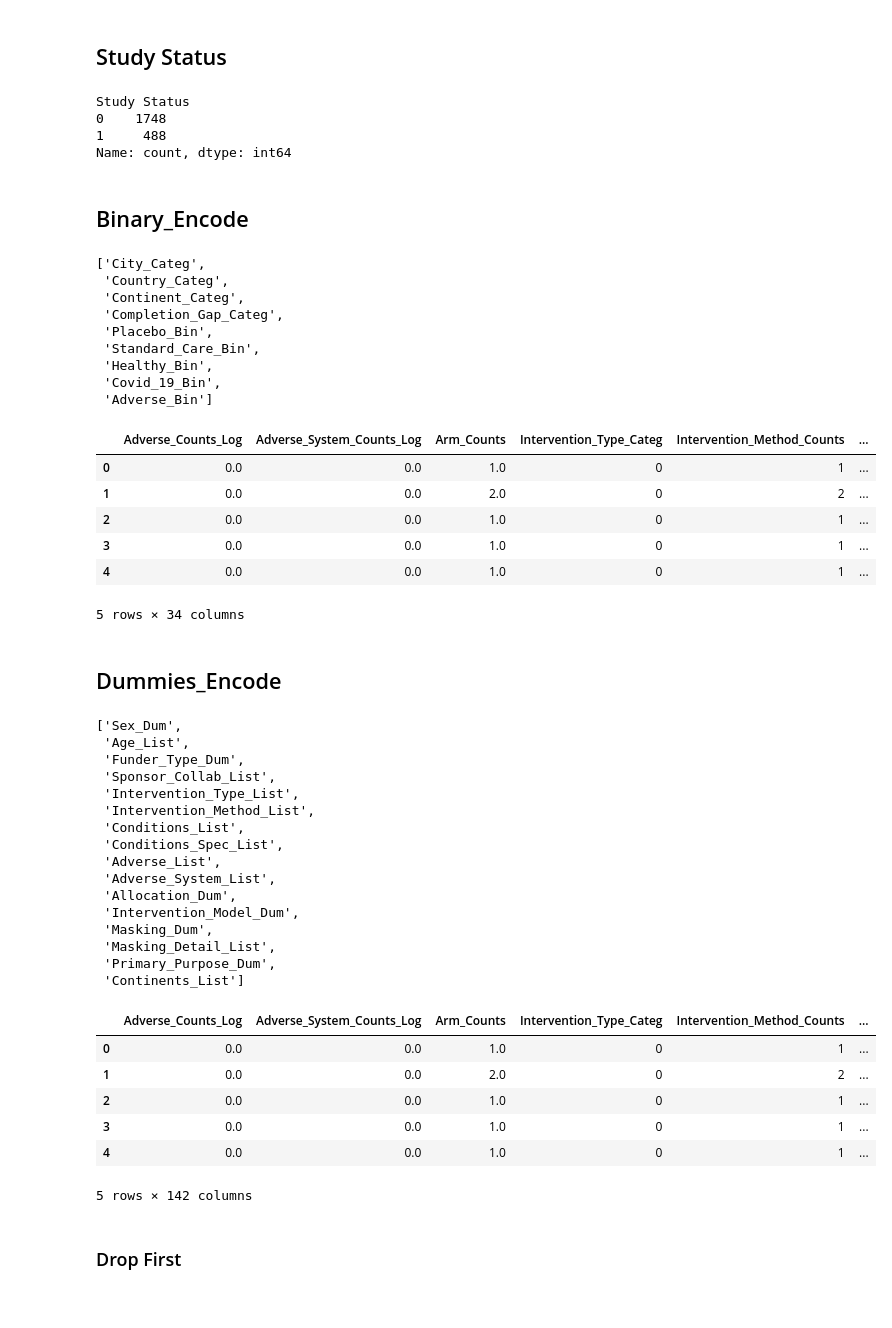
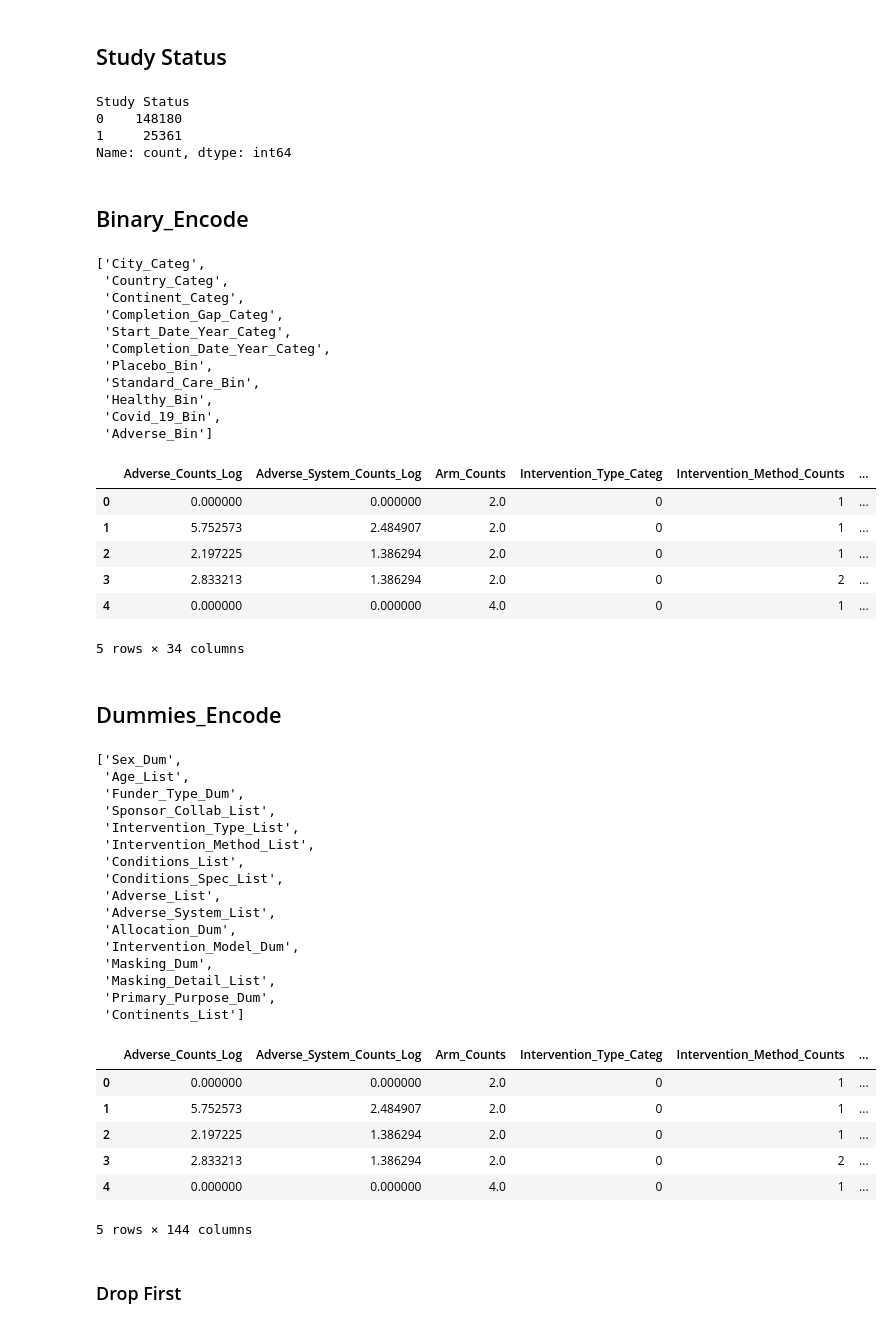
Before and after one commit to AndreouEugenia/Thesis, a Jupyter notebook: Thesis_Dummies.ipynb, the cells around one changed output. Saved outputs shown, nothing was run; the diff lists cells and outputs as text; code cells hidden in the pictures.

```diff
--- a/Thesis_Dummies.ipynb
+++ b/Thesis_Dummies.ipynb
@@ -18,13 +18,13 @@ from sklearn.preprocessing import OrdinalEncoder
 # %% [markdown]
 # Load Data
 # %%
-df0 = pd.read_pickle(r"C:\Users\Eugenia\OneDrive\Documents\THESIS\df0_vizual.pkl")
-df1 = pd.read_pickle(r"C:\Users\Eugenia\OneDrive\Documents\THESIS\df1_vizual.pkl")
-df2 = pd.read_pickle(r"C:\Users\Eugenia\OneDrive\Documents\THESIS\df2_vizual.pkl")
-df3 = pd.read_pickle(r"C:\Users\Eugenia\OneDrive\Documents\THESIS\df3_vizual.pkl")
-df4 = pd.read_pickle(r"C:\Users\Eugenia\OneDrive\Documents\THESIS\df4_vizual.pkl")
-df5 = pd.read_pickle(r"C:\Users\Eugenia\OneDrive\Documents\THESIS\df5_vizual.pkl")
-df = pd.read_pickle(r"C:\Users\Eugenia\OneDrive\Documents\THESIS\df_vizual.pkl")
+df0 = pd.read_pickle(r".\df_vizual\df0_vizual.pkl")
+df1 = pd.read_pickle(r".\df_vizual\df1_vizual.pkl")
+df2 = pd.read_pickle(r".\df_vizual\df2_vizual.pkl")
+df3 = pd.read_pickle(r".\df_vizual\df3_vizual.pkl")
+df4 = pd.read_pickle(r".\df_vizual\df4_vizual.pkl")
+df5 = pd.read_pickle(r".\df_vizual\df5_vizual.pkl")
+df = pd.read_pickle(r".\df_vizual\df_vizual.pkl")
 # %%
 dfis = [df0, df1, df2, df3, df4, df5, df]
 iss = [0, 1, 2, 3, 4, 5, '']
@@ -61,8 +61,8 @@ df5 = fun_y_enc(df5)
 df0['Study Status'].value_counts()
 # %% [output]
 Study Status
-0    1748
-1     488
+0    148180
+1     25361
 Name: count, dtype: int64
 # %% [markdown]
 ## Binary_Encode
@@ -100,17 +100,19 @@ display(df0.head())
  'Country_Categ',
  'Continent_Categ',
  'Completion_Gap_Categ',
+ 'Start_Date_Year_Categ',
+ 'Completion_Date_Year_Categ',
  'Placebo_Bin',
  'Standard_Care_Bin',
  'Healthy_Bin',
  'Covid_19_Bin',
  'Adverse_Bin']
 |  | Adverse_Counts_Log | Adverse_System_Counts_Log | Arm_Counts | Intervention_Type_Categ | Intervention_Method_Counts | ... |
-| 0 | 0.0 | 0.0 | 1.0 | 0 | 1 | ... |
-| 1 | 0.0 | 0.0 | 2.0 | 0 | 2 | ... |
-| 2 | 0.0 | 0.0 | 1.0 | 0 | 1 | ... |
-| 3 | 0.0 | 0.0 | 1.0 | 0 | 1 | ... |
-| 4 | 0.0 | 0.0 | 1.0 | 0 | 1 | ... |
+| 0 | 0.000000 | 0.000000 | 2.0 | 0 | 1 | ... |
+| 1 | 5.752573 | 2.484907 | 2.0 | 0 | 1 | ... |
+| 2 | 2.197225 | 1.386294 | 2.0 | 0 | 1 | ... |
+| 3 | 2.833213 | 1.386294 | 2.0 | 0 | 2 | ... |
+| 4 | 0.000000 | 0.000000 | 4.0 | 0 | 1 | ... |
 5 rows × 34 columns
 # %% [markdown]
 ## Dummies_Encode
@@ -141,40 +143,40 @@ def fun_dum_cols(dfis):
 
 dum_cols = fun_dum_cols(dfis)
 display(dum_cols[0])
 
 # Apply
 df0 = fun_dum_enc(df0, dum_cols[0]) # * loop so not ro run function into function
 df1 = fun_dum_enc(df1, dum_cols[1])
 df2 = fun_dum_enc(df2, dum_cols[2])
 df3 = fun_dum_enc(df3, dum_cols[3])
 df4 = fun_dum_enc(df4, dum_cols[4])
 df5 = fun_dum_enc(df5, dum_cols[5])
-gir
+
 display(df0.head())
 # %% [output]
 ['Sex_Dum',
  'Age_List',
  'Funder_Type_Dum',
  'Sponsor_Collab_List',
  'Intervention_Type_List',
  'Intervention_Method_List',
  'Conditions_List',
  'Conditions_Spec_List',
  'Adverse_List',
  'Adverse_System_List',
  'Allocation_Dum',
  'Intervention_Model_Dum',
  'Masking_Dum',
  'Masking_Detail_List',
  'Primary_Purpose_Dum',
  'Continents_List']
 |  | Adverse_Counts_Log | Adverse_System_Counts_Log | Arm_Counts | Intervention_Type_Categ | Intervention_Method_Counts | ... |
-| 0 | 0.0 | 0.0 | 1.0 | 0 | 1 | ... |
-| 1 | 0.0 | 0.0 | 2.0 | 0 | 2 | ... |
-| 2 | 0.0 | 0.0 | 1.0 | 0 | 1 | ... |
-| 3 | 0.0 | 0.0 | 1.0 | 0 | 1 | ... |
-| 4 | 0.0 | 0.0 | 1.0 | 0 | 1 | ... |
+| 0 | 0.000000 | 0.000000 | 2.0 | 0 | 1 | ... |
+| 1 | 5.752573 | 2.484907 | 2.0 | 0 | 1 | ... |
+| 2 | 2.197225 | 1.386294 | 2.0 | 0 | 1 | ... |
+| 3 | 2.833213 | 1.386294 | 2.0 | 0 | 2 | ... |
+| 4 | 0.000000 | 0.000000 | 4.0 | 0 | 1 | ... |
-5 rows × 142 columns
+5 rows × 144 columns
 # %% [markdown]
 ### Drop First
 # %%
```
Also changed, not shown: parts of 2 cells of this notebook, 5 other files.
